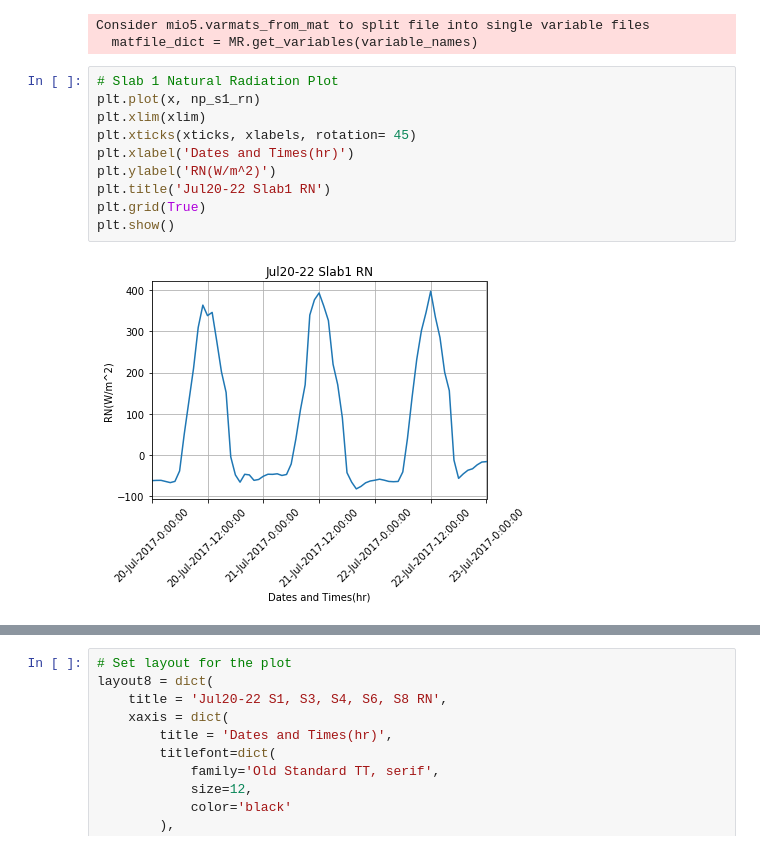
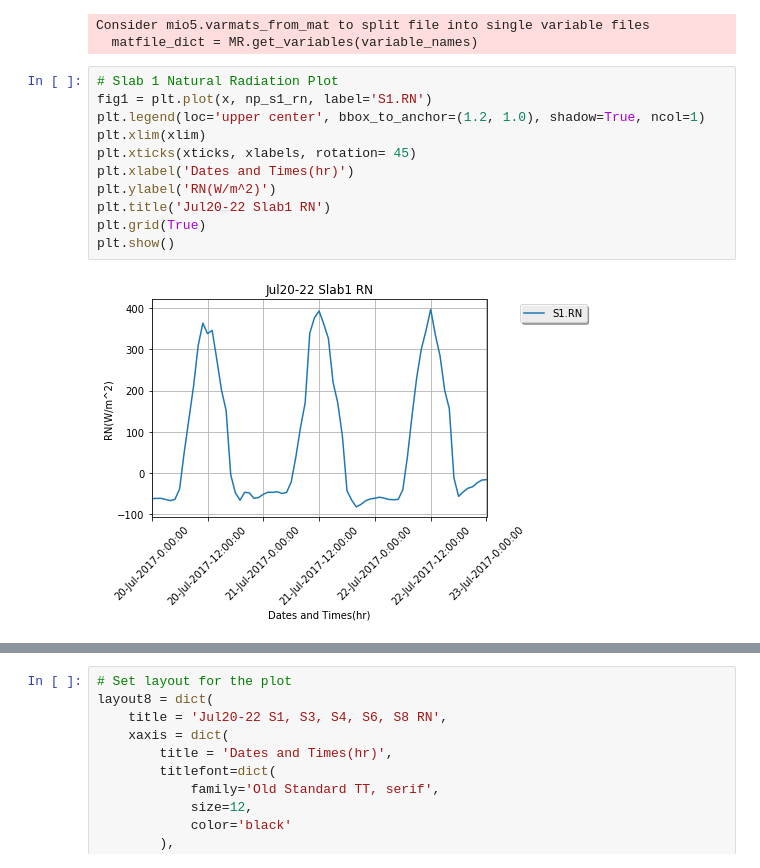
Before and after one commit to mattandersoninf/ALDataAnalysis, a Jupyter notebook: Jul20_Jul22_Analysis.ipynb, the cells around one changed output, grey strips where cells are left out. Cells and saved outputs as stored; diff of their text form.

Commit message:
plots are stable

```diff
--- a/Jul20_Jul22_Analysis.ipynb
+++ b/Jul20_Jul22_Analysis.ipynb
@@ -292,13 +292,14 @@ Consider mio5.varmats_from_mat to split file into single variable files
   matfile_dict = MR.get_variables(variable_names)
 # %%
 # Slab 1 Natural Radiation Plot
-plt.plot(x, np_s1_rn)
+fig1 = plt.plot(x, np_s1_rn, label='S1.RN')
+plt.legend(loc='upper center', bbox_to_anchor=(1.2, 1.0), shadow=True, ncol=1)
 plt.xlim(xlim)
 plt.xticks(xticks, xlabels, rotation= 45)
 plt.xlabel('Dates and Times(hr)')
 plt.ylabel('RN(W/m^2)')
 plt.title('Jul20-22 Slab1 RN')
 plt.grid(True)
 plt.show()
 # %% [output]
-[figure, old version]
+[figure, new version]
```
Also changed, not shown: parts of 2 cells of this notebook.
